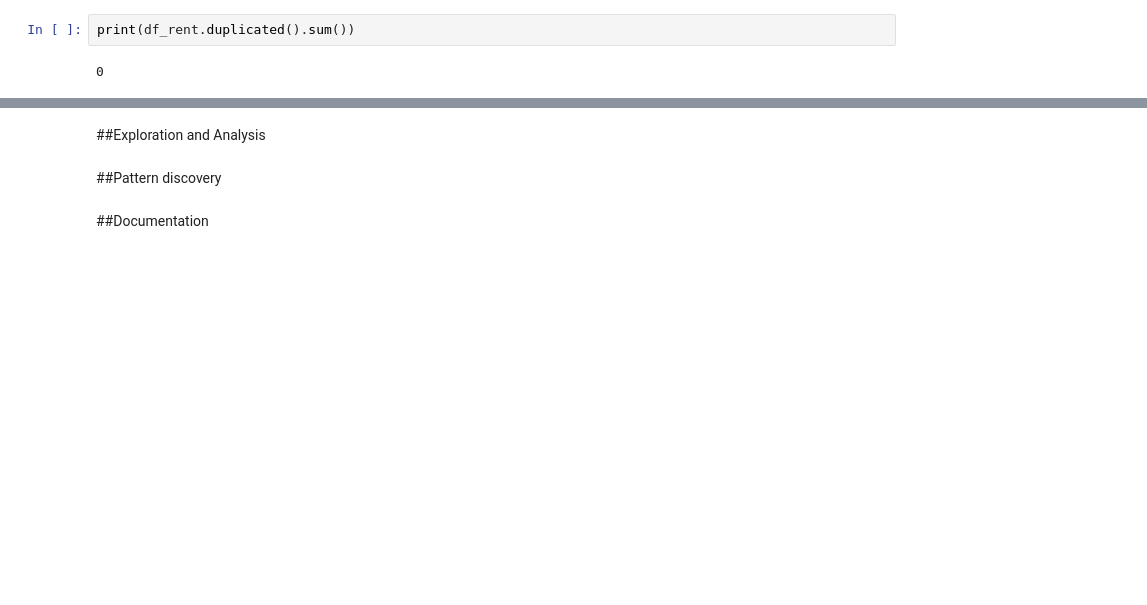
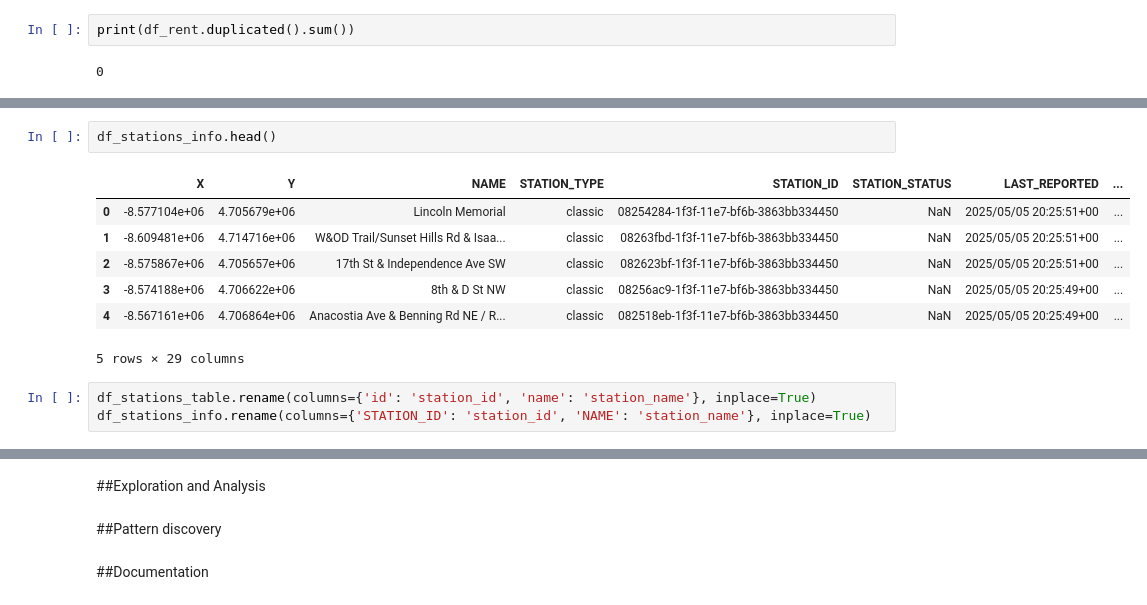
Before and after one commit to angiegh2002/capital-bike-diaries, a Jupyter notebook: Data_mining_homwork/data_homewrk.ipynb, the cells around one changed output, grey strips where cells are left out. Saved outputs shown, nothing was run; the diff lists cells and outputs as text; blank space fills up the shorter version.

```diff
--- a/Data_mining_homwork/data_homewrk.ipynb
+++ b/Data_mining_homwork/data_homewrk.ipynb
@@ -251,0 +251,13 @@ print((df_rent['start_station_id'] == df_rent['end_station_id']).mean())
+# %%
+df_stations_info.head()
+# %% [output]
+|  | X | Y | NAME | STATION_TYPE | STATION_ID | STATION_STATUS | LAST_REPORTED | ... |
+| 0 | -8.577104e+06 | 4.705679e+06 | Lincoln Memorial | classic | 08254284-1f3f-11e7-bf6b-3863bb334450 | NaN | 2025/05/05 20:25:51+00 | ... |
+| 1 | -8.609481e+06 | 4.714716e+06 | W&OD Trail/Sunset Hills Rd & Isaa... | classic | 08263fbd-1f3f-11e7-bf6b-3863bb334450 | NaN | 2025/05/05 20:25:51+00 | ... |
+| 2 | -8.575867e+06 | 4.705657e+06 | 17th St & Independence Ave SW | classic | 082623bf-1f3f-11e7-bf6b-3863bb334450 | NaN | 2025/05/05 20:25:51+00 | ... |
+| 3 | -8.574188e+06 | 4.706622e+06 | 8th & D St NW | classic | 08256ac9-1f3f-11e7-bf6b-3863bb334450 | NaN | 2025/05/05 20:25:49+00 | ... |
+| 4 | -8.567161e+06 | 4.706864e+06 | Anacostia Ave & Benning Rd NE / R... | classic | 082518eb-1f3f-11e7-bf6b-3863bb334450 | NaN | 2025/05/05 20:25:49+00 | ... |
+5 rows × 29 columns
+# %%
+df_stations_table.rename(columns={'id': 'station_id', 'name': 'station_name'}, inplace=True)
+df_stations_info.rename(columns={'STATION_ID': 'station_id', 'NAME': 'station_name'}, inplace=True)
```
Also changed, not shown: parts of 29 cells of this notebook.
